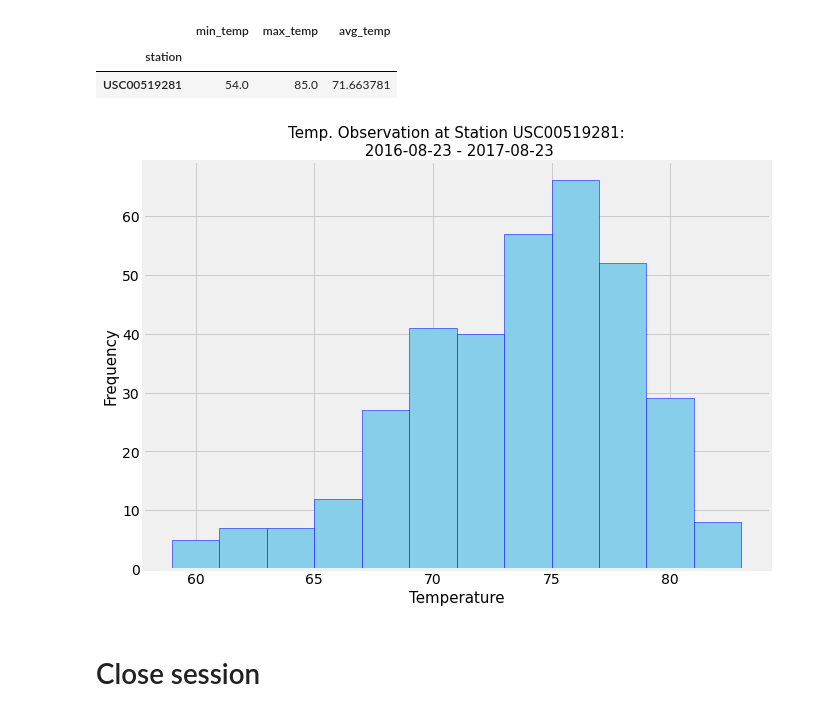
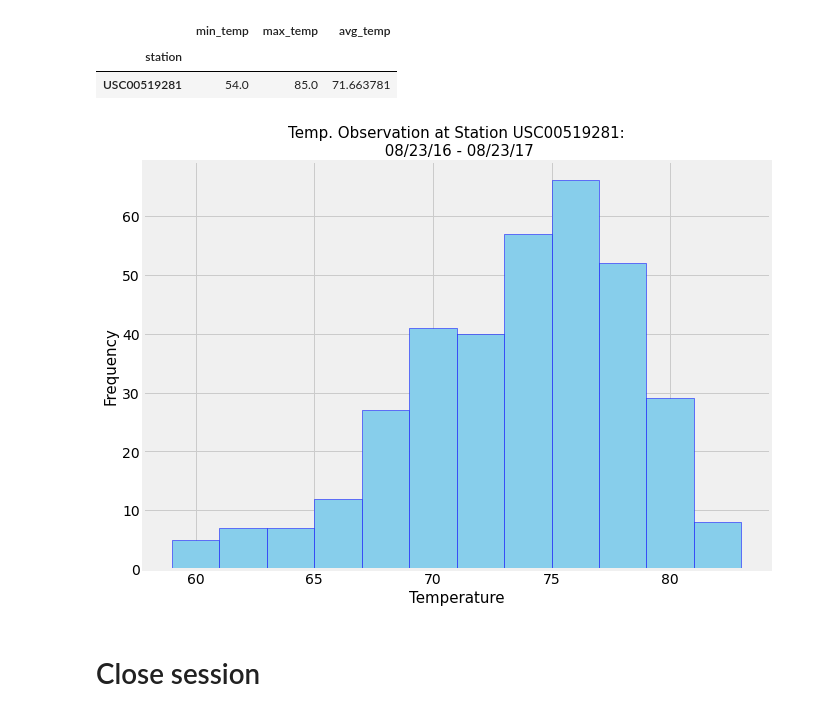
Before and after one commit to jonhicks123/sqlalchemy-challenge, a Jupyter notebook: climate_starter.ipynb, the cells around one changed output. Saved outputs shown, nothing was run; the diff lists cells and outputs as text; code cells hidden in the pictures.

Commit message:
Updated plots on ipynb

```diff
--- a/climate_starter.ipynb
+++ b/climate_starter.ipynb
@@ -151,25 +151,25 @@ active_df
 # %%
 # Using the most active station id
 # Query the last 12 months of temperature observation data for this station and plot the results as a histogram
 year_active = (session.query(Measurement.date, (Measurement.tobs))
                 .filter(func.strftime(Measurement.date)
                 > yearbeforeDate)
                 .filter(Measurement.station=='USC00519281')
                 .all())
 #year_active
 tobs = pd.DataFrame(year_active)
 tobs.set_index('date', inplace=True)
 #tobs
 
 # Plot the histogram
 plt.figure(figsize=(10,7), facecolor="white")
 plt.hist(tobs['tobs'], bins=12, edgecolor="b", color="skyblue")
-plt.title("Temp. Observation at Station USC00519281:\n 2016-08-23 - 2017-08-23", fontsize=15)
+plt.title("Temp. Observation at Station USC00519281:\n 08/23/16 - 08/23/17", fontsize=15)
 plt.xlabel("Temperature", fontsize=15)
 plt.ylabel("Frequency", fontsize=15)
 plt.show()
 # %% [output]
-[figure, old version]
+[figure, new version]
 # %% [markdown]
 # Close session
 # %%
```
